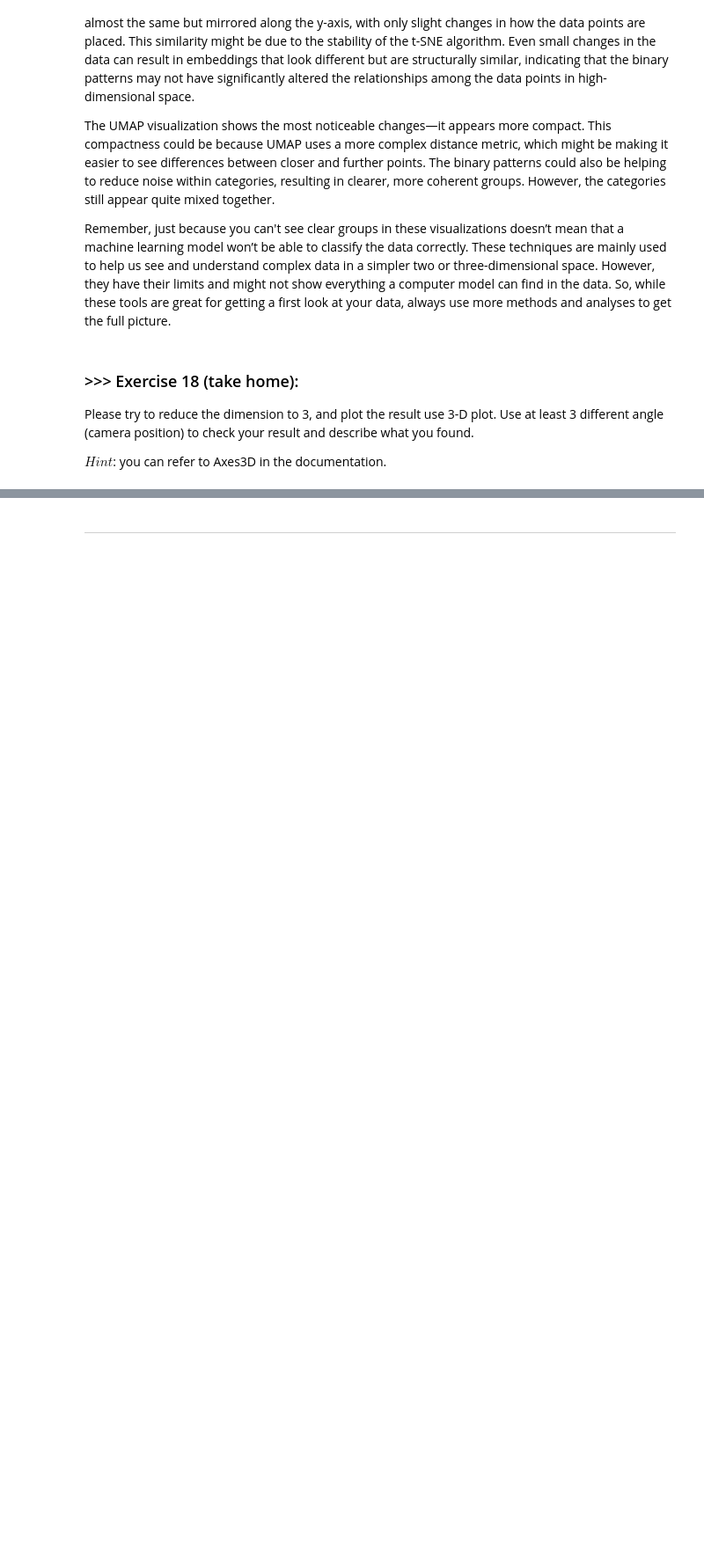
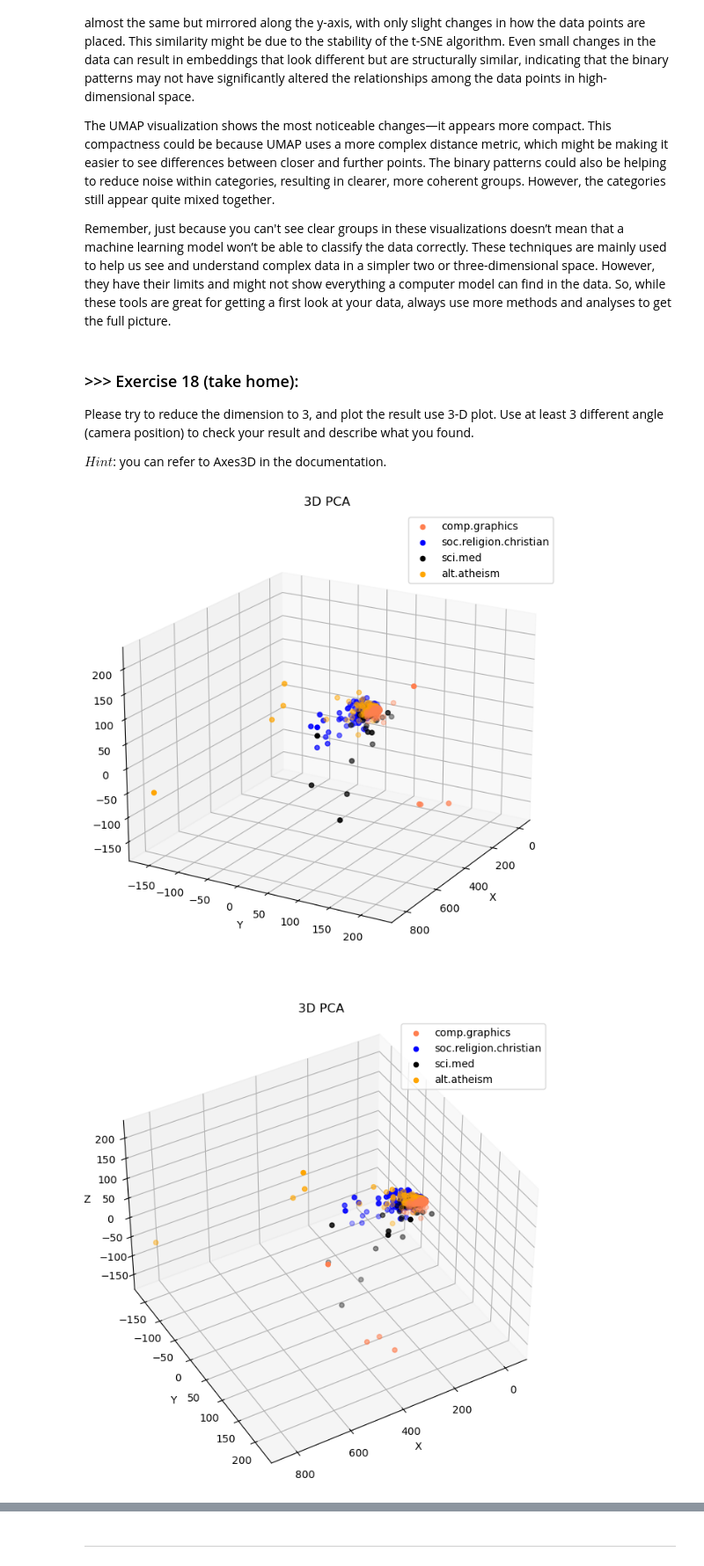
Before and after one commit to jason34105533/DM2025-Lab1-Exercise, a Jupyter notebook: DM2025-Lab1-Master.ipynb, the cells around one changed output, grey strips where cells are left out. Shown at 88% size. Cells and saved outputs as stored; diff of their text form; code cells hidden in the pictures; blank space fills up the shorter version.

```diff
--- a/DM2025-Lab1-Master.ipynb
+++ b/DM2025-Lab1-Master.ipynb
@@ -2155,0 +2236,43 @@ $Hint$: you can refer to Axes3D in the documentation.
+# %%
+#Answer Here
+
+
+X_pca_3d = PCA(n_components=3).fit_transform(tdm_df.values)
+X_tsne_3d = TSNE(n_components=3).fit_transform(tdm_df.values)
+X_umap_3d = umap.UMAP(n_components=3).fit_transform
+
+# Plot 3D
+
+from mpl_toolkits.mplot3d import Axes3D
+col = ['coral', 'blue', 'black', 'orange']
+categories = X['category_name'].unique()
+
+def plot_3d(X_reduced, elev, azim, title):
+    fig = plt.figure(figsize=(10, 8))
+    ax = fig.add_subplot(111, projection='3d')
+    for c, category in zip(col, categories):
+        xs = X_reduced[X['category_name'] == category].T[0]
+        ys = X_reduced[X['category_name'] == category].T[1]
+        zs = X_reduced[X['category_name'] == category].T[2]
+        ax.scatter(xs, ys, zs, c=c, marker='o', label=category)
+
+    ax.view_init(elev=elev, azim=azim)
+    ax.set_title(title)
+    ax.set_xlabel('X')
+    ax.set_ylabel('Y')
+    ax.set_zlabel('Z')
+    ax.legend()
+    plt.show()
+
+
+# Three different views for PCA
+plot_3d(X_pca_3d, elev=20, azim=30, title='3D PCA')
+plot_3d(X_pca_3d, elev=40, azim=60, title='3D PCA')
+plot_3d(X_pca_3d, elev=60, azim=90, title='3D PCA')
+
+
+# Observations:
+# Different angle in 3D visualization could help us to spot clusters that may not be visible from a single viewpoint.
+# %% [output]
+[figure, added]
+[figure, added]
```
Also changed, not shown: parts of 69 cells of this notebook, 9 other files.
